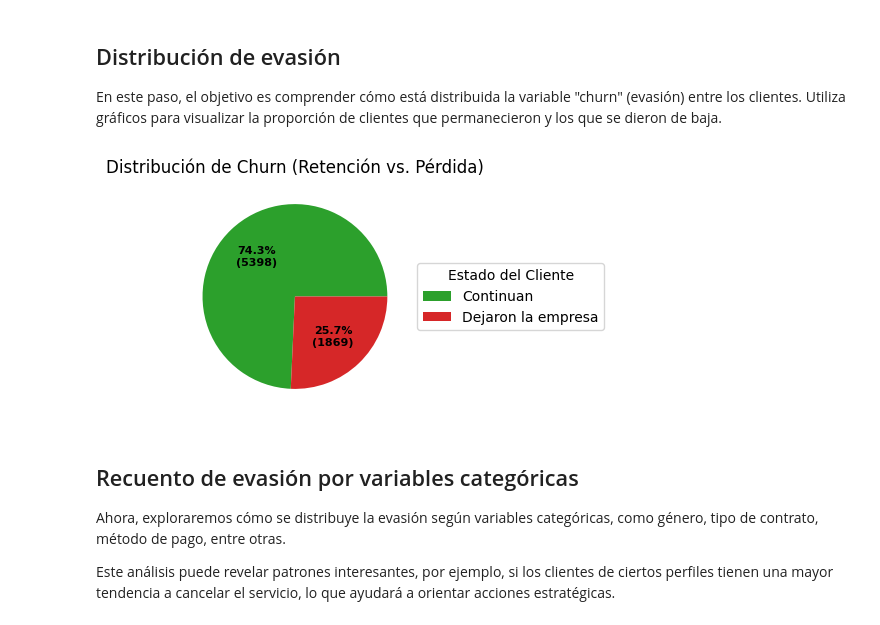
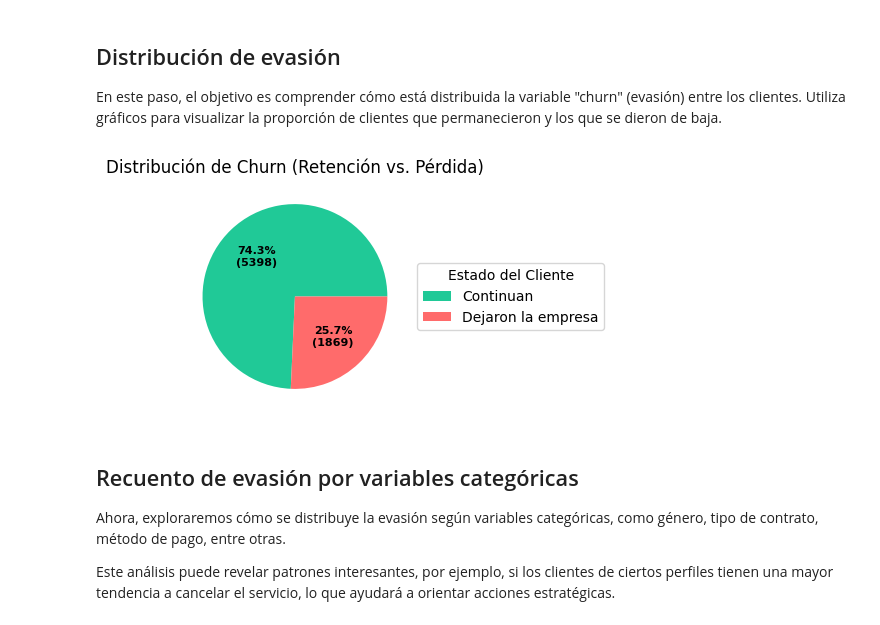
Before and after one commit to RubenAndreeB/TelecomX_AluraLatam, a Jupyter notebook: TelecomX_LATAM.ipynb, the cells around one changed output. Saved outputs shown, nothing was run; the diff lists cells and outputs as text; code cells hidden in the pictures.

```diff
--- a/TelecomX_LATAM.ipynb
+++ b/TelecomX_LATAM.ipynb
@@ -259,36 +261,36 @@ import matplotlib.pyplot as plt
 
 conteos_churn = df['Churn'].value_counts()
 data = conteos_churn.values
 etiquetas = ['Continuan', 'Dejaron la empresa']
-colores = ['#2ca02c', '#d62728'] # Verde para el 0, Rojo para el 1
+colores = ['#20c997', '#ff6b6b']
 
 fig, ax = plt.subplots(figsize=(6, 3), subplot_kw=dict(aspect="equal"))
 
 def setformat_porcent_count(pct, allvals):
     absolute = int(np.round(pct/100.*np.sum(allvals)))
     return "{:.1f}%\n({:d})".format(pct, absolute)
 
 wedges, texts, autotexts = ax.pie(
     data,
     autopct=lambda pct: setformat_porcent_count(pct, data),
     textprops=dict(color="black"),
-    colors=colores # <--- Aquí aplicamos los colores
+    colors=colores
 )
 
 ax.legend(
     wedges,
     etiquetas,
     title="Estado del Cliente",
     loc="center left",
     bbox_to_anchor=(1, 0, 0.5, 1)
 )
 
 plt.setp(autotexts, size=8, weight="bold")
 ax.set_title("Distribución de Churn (Retención vs. Pérdida)", loc='center')
 
 plt.show()
 # %% [output]
-[figure, old version]
+[figure, new version]
 # %% [markdown]
 ## Recuento de evasión por variables categóricas
 Ahora, exploraremos cómo se distribuye la evasión según variables categóricas, como género, tipo de contrato, método de pago, entre otras.
```
Also changed, not shown: parts of 7 cells of this notebook.
